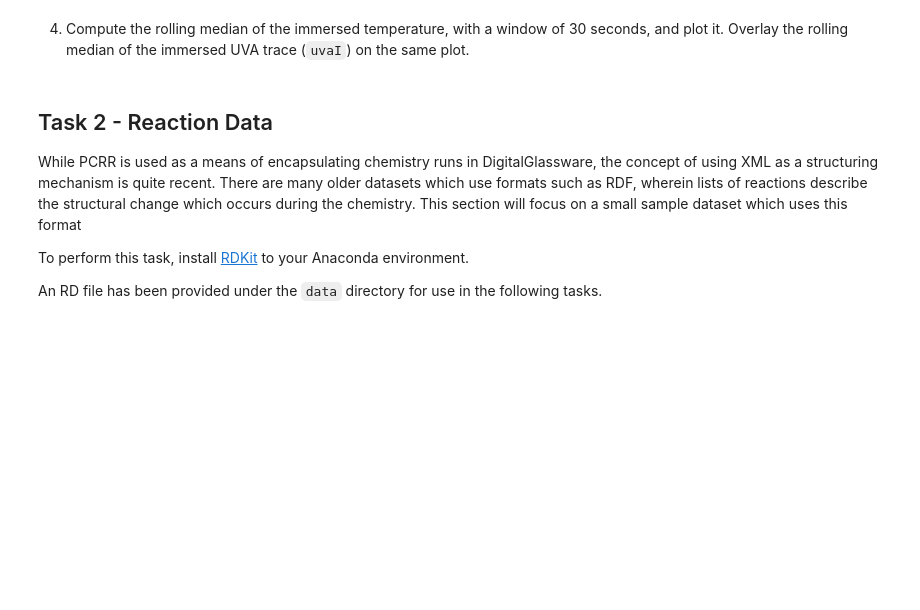
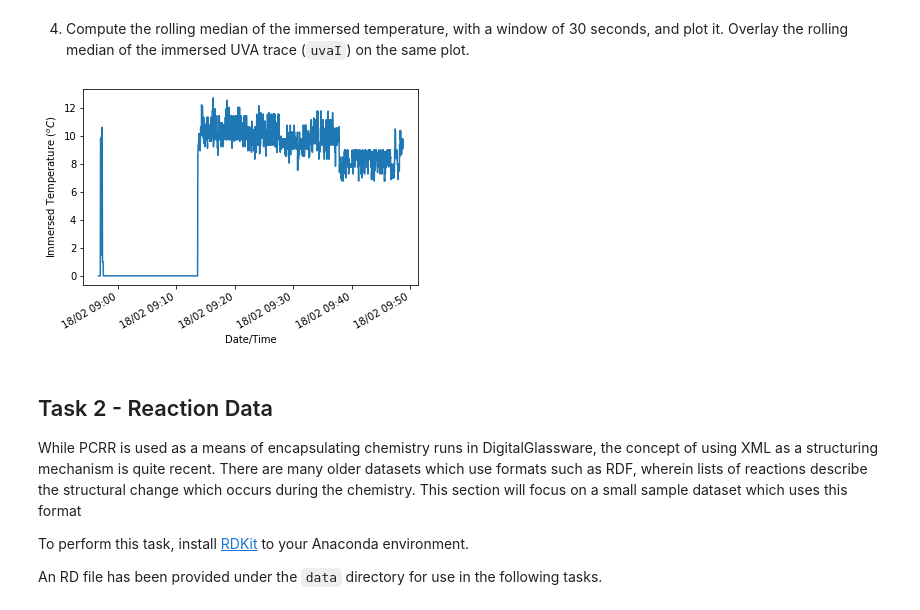
Before and after one commit to adhardy/Deepmatter-Interview, a Jupyter notebook: notebook/ds_nb_1.ipynb, the cells around one changed output. Drawn from its saved outputs; the diff is of its cells as text; code cells hidden in the pictures; blank space fills up the shorter version.

Commit message:
task 1.4 rolling median

```diff
--- a/notebook/ds_nb_1.ipynb
+++ b/notebook/ds_nb_1.ipynb
@@ -186,6 +185,18 @@ fig = plot_sensor_data(df_sensor_data, sensor_plot_label)
 # %% [markdown]
 4. Compute the rolling median of the immersed temperature, with a window of 30 seconds, and plot it.
 Overlay the rolling median of the immersed UVA trace (`uvaI`) on the same plot.
+# %%
+# === Calculate rolling median of temperature sensor ===
+sensor_name = "irObjTempI"
+df_sensor_data_temperature[f"{sensor_name} - rolling_median"] = df_sensor_data_temperature[sensor_name].rolling('3s').median()
+
+sensor_name = "uvaI"
+df_sensor_data_uva = extract_sensor_data(file_path, sensor_name, stop_after_first)
+df_sensor_data_uva[f"{sensor_name} - rolling_median"] = df_sensor_data_uva[sensor_name].rolling('3s').median()
+# %%
+fig = plot_sensor_data(df_sensor_data_uva[f"{sensor_name} - rolling_median"], sensor_plot_label)
+# %% [output]
+[figure, added]
 # %% [markdown]
 ## Task 2 - Reaction Data
 
```
Also changed, not shown: parts of 3 cells of this notebook.
